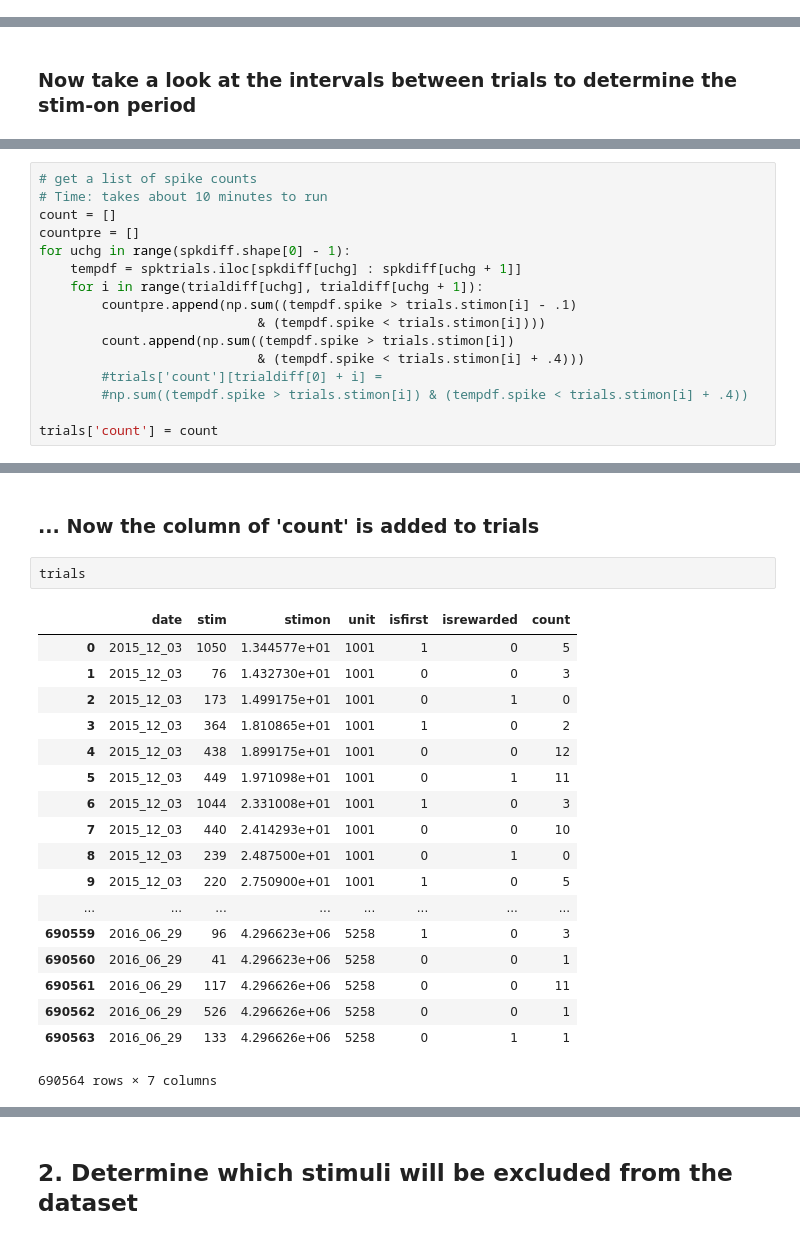
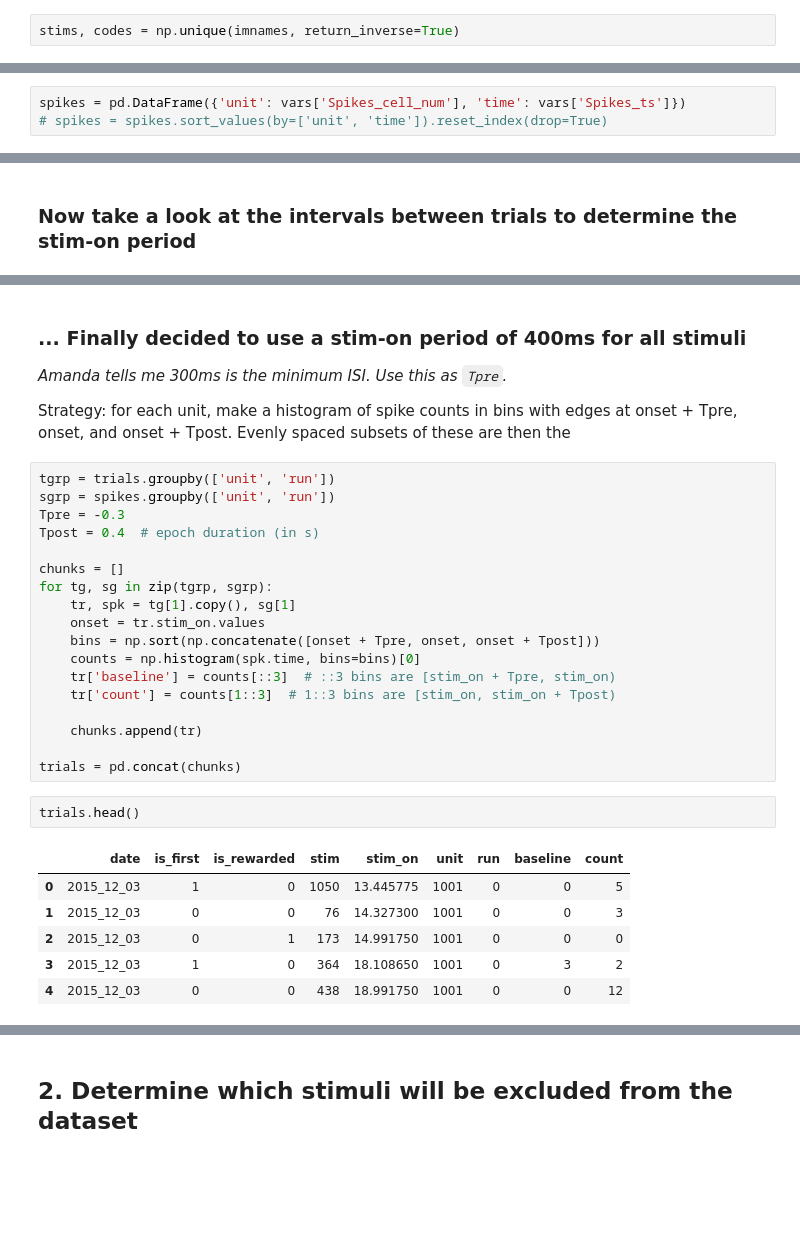
Before and after one commit to pearsonlab/utevsky2016, a Jupyter notebook: prepare_monkey_data.ipynb, the cells around one changed output, grey strips where cells are left out. Saved outputs shown, nothing was run; the diff lists cells and outputs as text; blank space fills up the shorter version.

```diff
--- a/prepare_monkey_data.ipynb
+++ b/prepare_monkey_data.ipynb
@@ -180,0 +55,2 @@ plt.ylabel('Neuron indices (526 totally)')
+# %%
+stims, codes = np.unique(imnames, return_inverse=True)
@@ -180,0 +91,3 @@ plt.ylabel('Neuron indices (526 totally)')
+# %%
+spikes = pd.DataFrame({'unit': vars['Spikes_cell_num'], 'time': vars['Spikes_ts']})
+# spikes = spikes.sort_values(by=['unit', 'time']).reset_index(drop=True)
@@ -210,16 +188,0 @@ trialdiff = np.append(trialdiff, trials.shape[0])
-# %%
-# get a list of spike counts
-# Time: takes about 10 minutes to run
-count = []
-countpre = []
-for uchg in range(spkdiff.shape[0] - 1):
-    tempdf = spktrials.iloc[spkdiff[uchg] : spkdiff[uchg + 1]]
-    for i in range(trialdiff[uchg], trialdiff[uchg + 1]):
-        countpre.append(np.sum((tempdf.spike > trials.stimon[i] - .1)
-                            & (tempdf.spike < trials.stimon[i])))
-        count.append(np.sum((tempdf.spike > trials.stimon[i])
-                            & (tempdf.spike < trials.stimon[i] + .4)))
-        #trials['count'][trialdiff[0] + i] =
-        #np.sum((tempdf.spike > trials.stimon[i]) & (tempdf.spike < trials.stimon[i] + .4))
-
-trials['count'] = count
@@ -291,25 +189,35 @@ dfpre
-# %% [markdown]
-### ... Now the column of 'count' is added to trials
+# %% [markdown]
+### ... Finally decided to use a stim-on period of 400ms for all stimuli
+
+*Amanda tells me 300ms is the minimum ISI. Use this as `Tpre`.*
+
+Strategy: for each unit, make a histogram of spike counts in bins with edges at onset + Tpre, onset, and onset + Tpost. Evenly spaced subsets of these are then the
+# %%
+tgrp = trials.groupby(['unit', 'run'])
+sgrp = spikes.groupby(['unit', 'run'])
+Tpre = -0.3
+Tpost = 0.4  # epoch duration (in s)
+
+chunks = []
+for tg, sg in zip(tgrp, sgrp):
+    tr, spk = tg[1].copy(), sg[1]
+    onset = tr.stim_on.values
+    bins = np.sort(np.concatenate([onset + Tpre, onset, onset + Tpost]))
+    counts = np.histogram(spk.time, bins=bins)[0]
+    tr['baseline'] = counts[::3]  # ::3 bins are [stim_on + Tpre, stim_on)
+    tr['count'] = counts[1::3]  # 1::3 bins are [stim_on, stim_on + Tpost)
+
+    chunks.append(tr)
+
+trials = pd.concat(chunks)
 # %%
-trials
+trials.head()
 # %% [output]
-|  | date | stim | stimon | unit | isfirst | isrewarded | count |
-| 0 | 2015_12_03 | 1050 | 1.344577e+01 | 1001 | 1 | 0 | 5 |
-| 1 | 2015_12_03 | 76 | 1.432730e+01 | 1001 | 0 | 0 | 3 |
-| 2 | 2015_12_03 | 173 | 1.499175e+01 | 1001 | 0 | 1 | 0 |
-| 3 | 2015_12_03 | 364 | 1.810865e+01 | 1001 | 1 | 0 | 2 |
-| 4 | 2015_12_03 | 438 | 1.899175e+01 | 1001 | 0 | 0 | 12 |
-| 5 | 2015_12_03 | 449 | 1.971098e+01 | 1001 | 0 | 1 | 11 |
-| 6 | 2015_12_03 | 1044 | 2.331008e+01 | 1001 | 1 | 0 | 3 |
-| 7 | 2015_12_03 | 440 | 2.414293e+01 | 1001 | 0 | 0 | 10 |
-| 8 | 2015_12_03 | 239 | 2.487500e+01 | 1001 | 0 | 1 | 0 |
-| 9 | 2015_12_03 | 220 | 2.750900e+01 | 1001 | 1 | 0 | 5 |
-| ... | ... | ... | ... | ... | ... | ... | ... |
-| 690559 | 2016_06_29 | 96 | 4.296623e+06 | 5258 | 1 | 0 | 3 |
-| 690560 | 2016_06_29 | 41 | 4.296623e+06 | 5258 | 0 | 0 | 1 |
-| 690561 | 2016_06_29 | 117 | 4.296626e+06 | 5258 | 0 | 0 | 11 |
-| 690562 | 2016_06_29 | 526 | 4.296626e+06 | 5258 | 0 | 0 | 1 |
-| 690563 | 2016_06_29 | 133 | 4.296626e+06 | 5258 | 0 | 1 | 1 |
+|  | date | is_first | is_rewarded | stim | stim_on | unit | run | baseline | count |
+| 0 | 2015_12_03 | 1 | 0 | 1050 | 13.445775 | 1001 | 0 | 0 | 5 |
+| 1 | 2015_12_03 | 0 | 0 | 76 | 14.327300 | 1001 | 0 | 0 | 3 |
+| 2 | 2015_12_03 | 0 | 1 | 173 | 14.991750 | 1001 | 0 | 0 | 0 |
+| 3 | 2015_12_03 | 1 | 0 | 364 | 18.108650 | 1001 | 0 | 3 | 2 |
+| 4 | 2015_12_03 | 0 | 0 | 438 | 18.991750 | 1001 | 0 | 0 | 12 |
-690564 rows × 7 columns
 # %%
 # Take a look at the average spike counts
```
Also changed, not shown: parts of 99 cells of this notebook.
